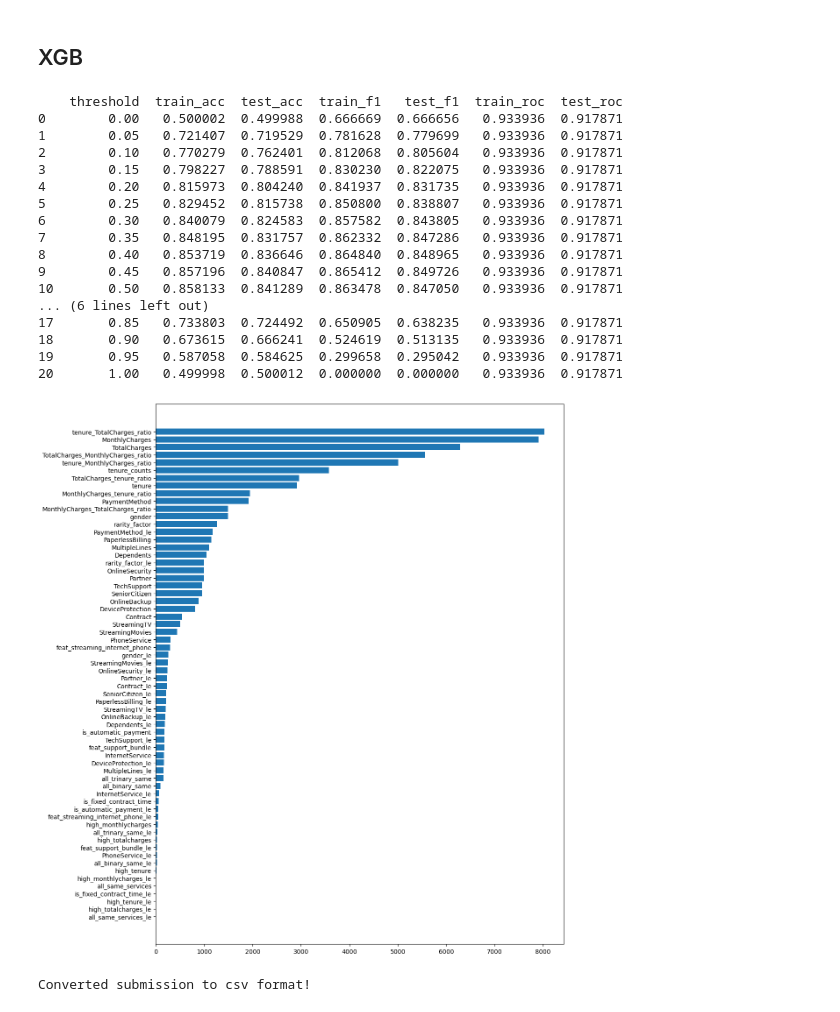
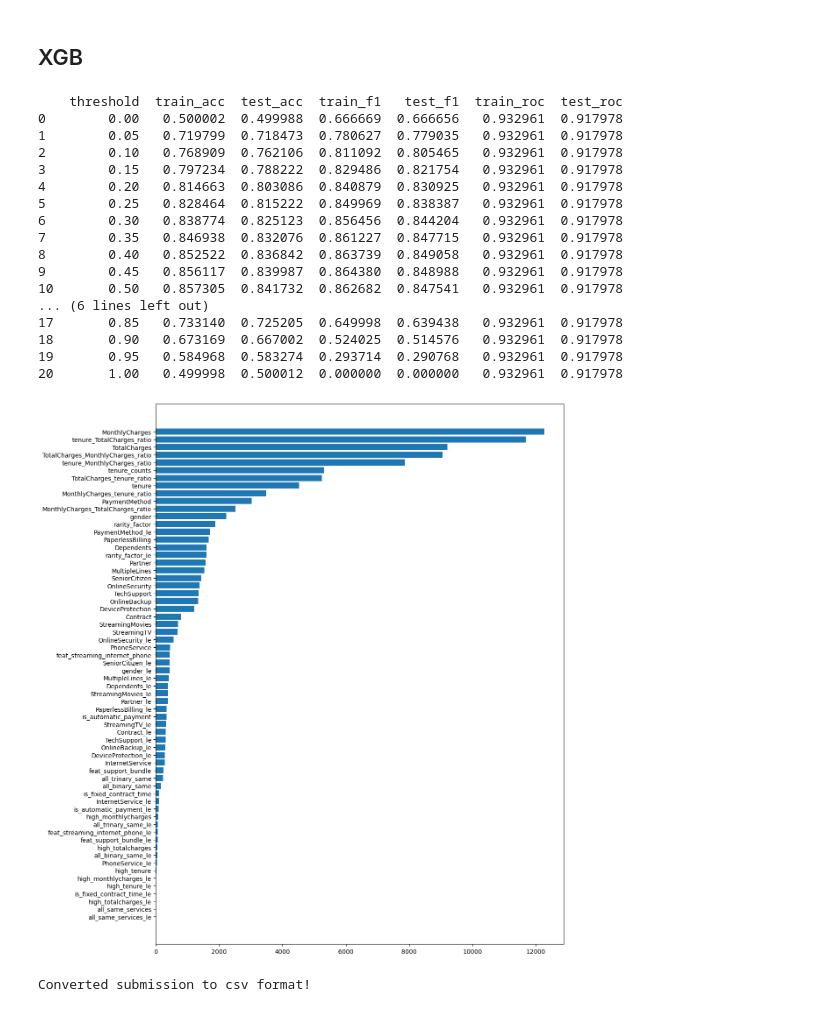
Before and after one commit to vedikagupta0/Predict-Customer-Churn, a Jupyter notebook: experimenting_5_models_churn_prediction.ipynb, the cells around one changed output. Saved outputs shown, nothing was run; the diff lists cells and outputs as text; code cells hidden in the pictures.

```diff
--- a/experimenting_5_models_churn_prediction.ipynb
+++ b/experimenting_5_models_churn_prediction.ipynb
@@ -437,7 +437,7 @@ warnings.filterwarnings('ignore')
 # %%
 # incremental training
 rf = RandomForestClassifier(
-    n_estimators=1,
+    n_estimators=100,
     max_depth=9,
     warm_start=True,
     oob_score=True,
@@ -642,9 +642,9 @@ params = {
     "objective": "binary:logistic",
     "eval_metric": "auc",
     "max_depth": 9,
-    "eta": 0.05,
-    "subsample": 0.8,
-    "colsample_bytree": 0.8,
+    "eta": 0.03,
+    "subsample": 0.75,
+    "colsample_bytree": 0.75,
     "seed": 42
 }
 
@@ -680,49 +680,49 @@ for t in thresholds:
         "train_roc": train_roc,
         "test_roc": test_roc
     })
 
 thresh_df = pd.DataFrame(rows)
 print(thresh_df)
 
 
 # get importance from booster
 importance_dict = model.get_score(importance_type='weight')
 
 # convert to dataframe
 feat_imp = pd.DataFrame({
     "feature": list(importance_dict.keys()),
     "importance": list(importance_dict.values())
 })
 # align with all features (fill missing with 0)
 feat_imp = feat_imp.set_index("feature").reindex(X_train.columns, fill_value=0).reset_index()
 
 # sort
 feat_imp = feat_imp.sort_values(by="importance", ascending=False)
 
 # plot
 plt.figure(figsize=(12, 16))
 plt.barh(feat_imp["index"], feat_imp["importance"])
 plt.gca().invert_yaxis()
 plt.show()
 # %% [output]
     threshold  train_acc  test_acc  train_f1   test_f1  train_roc  test_roc
-0        0.00   0.500002  0.499988  0.666669  0.666656   0.933936  0.917871
-1        0.05   0.721407  0.719529  0.781628  0.779699   0.933936  0.917871
-2        0.10   0.770279  0.762401  0.812068  0.805604   0.933936  0.917871
-3        0.15   0.798227  0.788591  0.830230  0.822075   0.933936  0.917871
-4        0.20   0.815973  0.804240  0.841937  0.831735   0.933936  0.917871
-5        0.25   0.829452  0.815738  0.850800  0.838807   0.933936  0.917871
-6        0.30   0.840079  0.824583  0.857582  0.843805   0.933936  0.917871
-7        0.35   0.848195  0.831757  0.862332  0.847286   0.933936  0.917871
-8        0.40   0.853719  0.836646  0.864840  0.848965   0.933936  0.917871
-9        0.45   0.857196  0.840847  0.865412  0.849726   0.933936  0.917871
-10       0.50   0.858133  0.841289  0.863478  0.847050   0.933936  0.917871
+0        0.00   0.500002  0.499988  0.666669  0.666656   0.932961  0.917978
+1        0.05   0.719799  0.718473  0.780627  0.779035   0.932961  0.917978
+2        0.10   0.768909  0.762106  0.811092  0.805465   0.932961  0.917978
+3        0.15   0.797234  0.788222  0.829486  0.821754   0.932961  0.917978
+4        0.20   0.814663  0.803086  0.840879  0.830925   0.932961  0.917978
+5        0.25   0.828464  0.815222  0.849969  0.838387   0.932961  0.917978
+6        0.30   0.838774  0.825123  0.856456  0.844204   0.932961  0.917978
+7        0.35   0.846938  0.832076  0.861227  0.847715   0.932961  0.917978
+8        0.40   0.852522  0.836842  0.863739  0.849058   0.932961  0.917978
+9        0.45   0.856117  0.839987  0.864380  0.848988   0.932961  0.917978
+10       0.50   0.857305  0.841732  0.862682  0.847541   0.932961  0.917978
 ... (6 lines left out)
-17       0.85   0.733803  0.724492  0.650905  0.638235   0.933936  0.917871
-18       0.90   0.673615  0.666241  0.524619  0.513135   0.933936  0.917871
-19       0.95   0.587058  0.584625  0.299658  0.295042   0.933936  0.917871
-20       1.00   0.499998  0.500012  0.000000  0.000000   0.933936  0.917871
+17       0.85   0.733140  0.725205  0.649998  0.639438   0.932961  0.917978
+18       0.90   0.673169  0.667002  0.524025  0.514576   0.932961  0.917978
+19       0.95   0.584968  0.583274  0.293714  0.290768   0.932961  0.917978
+20       1.00   0.499998  0.500012  0.000000  0.000000   0.932961  0.917978
-[figure, old version]
+[figure, new version]
 # %%
 dtest_final = xgb.DMatrix(tf)
 
```
Also changed, not shown: parts of 5 cells of this notebook.
